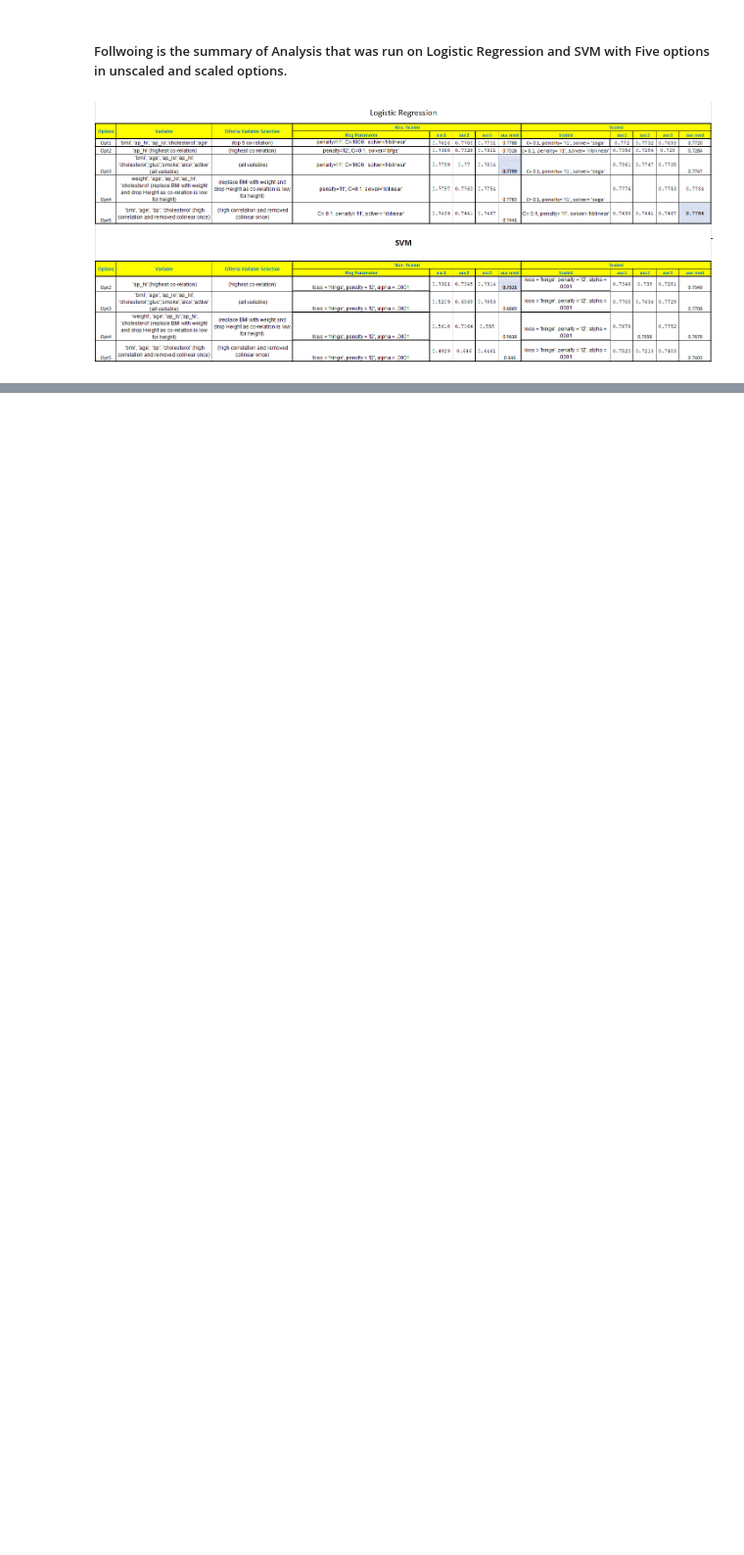
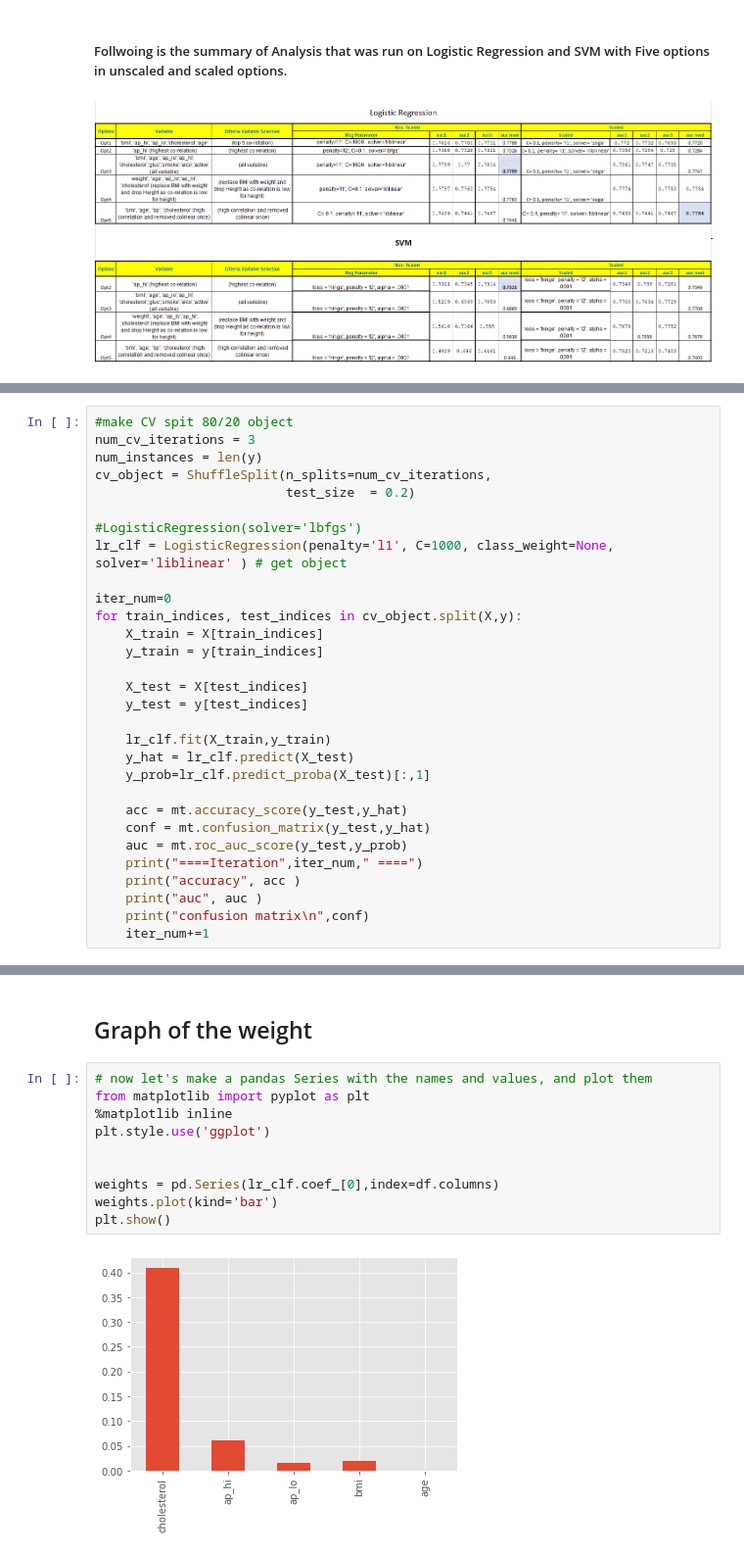
Before and after one commit to tinapai/SMUMSDS-ML1, a Jupyter notebook: Minilab_1.ipynb, the cells around one changed output, grey strips where cells are left out. Shown at 98% size. Saved outputs shown, nothing was run; the diff lists cells and outputs as text; blank space fills up the shorter version.

```diff
--- a/Minilab_1.ipynb
+++ b/Minilab_1.ipynb
@@ -1128,0 +1147,30 @@ Logistic: ROC AUC=0.781
+# %%
+#make CV spit 80/20 object
+num_cv_iterations = 3
+num_instances = len(y)
+cv_object = ShuffleSplit(n_splits=num_cv_iterations,
+                         test_size  = 0.2)
+
+#LogisticRegression(solver='lbfgs')
+lr_clf = LogisticRegression(penalty='l1', C=1000, class_weight=None, solver='liblinear' ) # get object
+
+iter_num=0
+for train_indices, test_indices in cv_object.split(X,y):
+    X_train = X[train_indices]
+    y_train = y[train_indices]
+
+    X_test = X[test_indices]
+    y_test = y[test_indices]
+
+    lr_clf.fit(X_train,y_train)
+    y_hat = lr_clf.predict(X_test)
+    y_prob=lr_clf.predict_proba(X_test)[:,1]
+
+    acc = mt.accuracy_score(y_test,y_hat)
+    conf = mt.confusion_matrix(y_test,y_hat)
+    auc = mt.roc_auc_score(y_test,y_prob)
+    print("====Iteration",iter_num," ====")
+    print("accuracy", acc )
+    print("auc", auc )
+    print("confusion matrix\n",conf)
+    iter_num+=1
@@ -1128,0 +1212,14 @@ Logistic: ROC AUC=0.781
+# %% [markdown]
+## Graph of the weight
+# %%
+# now let's make a pandas Series with the names and values, and plot them
+from matplotlib import pyplot as plt
+%matplotlib inline
+plt.style.use('ggplot')
+
+
+weights = pd.Series(lr_clf.coef_[0],index=df.columns)
+weights.plot(kind='bar')
+plt.show()
+# %% [output]
+[figure, added]
```
Also changed, not shown: parts of 39 cells of this notebook.
